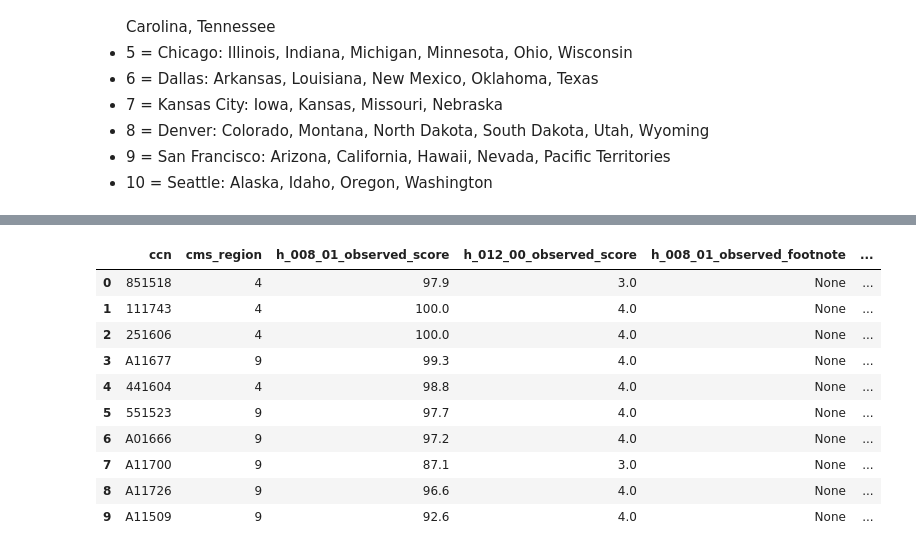
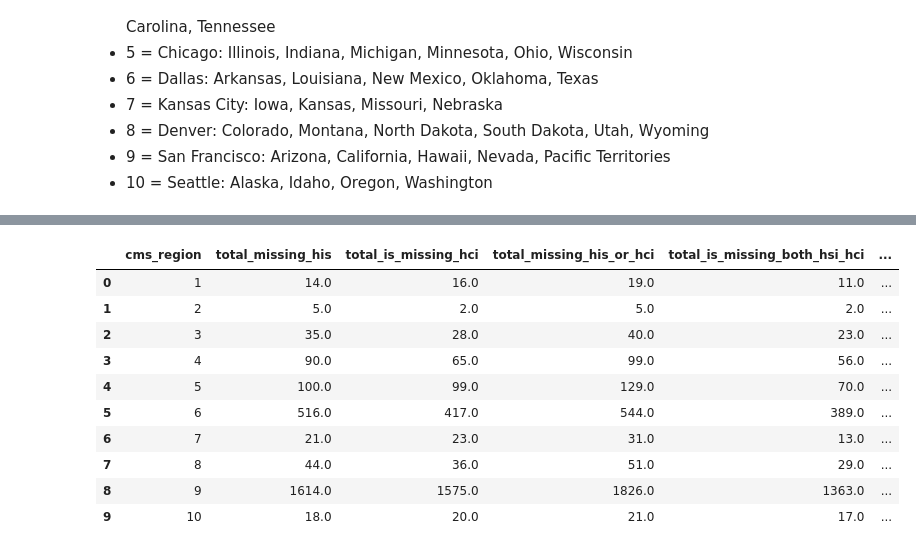
Before and after one commit to kylejbiron/kyle-tuesday-health-tech-assignment, a Jupyter notebook: hospice_quality_metrics/notebooks/hospice_analysis.ipynb, the cells around one changed output, grey strips where cells are left out. Cells and saved outputs as stored; diff of their text form; code cells hidden in the pictures.

```diff
--- a/hospice_quality_metrics/notebooks/hospice_analysis.ipynb
+++ b/hospice_quality_metrics/notebooks/hospice_analysis.ipynb
@@ -228,27 +236,25 @@ plt.show()
 # %%
 adhoc_query = '''
 
 select
-        *,
-        (h_012_00_observed_score * 10) - h_008_01_observed_score as measure_gap
-    from fact_hospice_provider_flattened
-    order by measure_gap asc
+        *
+    from fact_hospice_provider_missing_metrics_by_region
     limit 10
 
 '''
 
 con.execute(adhoc_query).df()
 # %% [output]
-|  | ccn | cms_region | h_008_01_observed_score | h_012_00_observed_score | h_008_01_observed_footnote | ... |
-| 0 | 851518 | 4 | 97.9 | 3.0 | None | ... |
-| 1 | 111743 | 4 | 100.0 | 4.0 | None | ... |
-| 2 | 251606 | 4 | 100.0 | 4.0 | None | ... |
-| 3 | A11677 | 9 | 99.3 | 4.0 | None | ... |
-| 4 | 441604 | 4 | 98.8 | 4.0 | None | ... |
-| 5 | 551523 | 9 | 97.7 | 4.0 | None | ... |
-| 6 | A01666 | 9 | 97.2 | 4.0 | None | ... |
-| 7 | A11700 | 9 | 87.1 | 3.0 | None | ... |
-| 8 | A11726 | 9 | 96.6 | 4.0 | None | ... |
-| 9 | A11509 | 9 | 92.6 | 4.0 | None | ... |
+|  | cms_region | total_missing_his | total_is_missing_hci | total_missing_his_or_hci | total_is_missing_both_hsi_hci | ... |
+| 0 | 1 | 14.0 | 16.0 | 19.0 | 11.0 | ... |
+| 1 | 2 | 5.0 | 2.0 | 5.0 | 2.0 | ... |
+| 2 | 3 | 35.0 | 28.0 | 40.0 | 23.0 | ... |
+| 3 | 4 | 90.0 | 65.0 | 99.0 | 56.0 | ... |
+| 4 | 5 | 100.0 | 99.0 | 129.0 | 70.0 | ... |
+| 5 | 6 | 516.0 | 417.0 | 544.0 | 389.0 | ... |
+| 6 | 7 | 21.0 | 23.0 | 31.0 | 13.0 | ... |
+| 7 | 8 | 44.0 | 36.0 | 51.0 | 29.0 | ... |
+| 8 | 9 | 1614.0 | 1575.0 | 1826.0 | 1363.0 | ... |
+| 9 | 10 | 18.0 | 20.0 | 21.0 | 17.0 | ... |
 # %%
 con.close()
```
Also changed, not shown: parts of 10 cells of this notebook, 10 other files.
